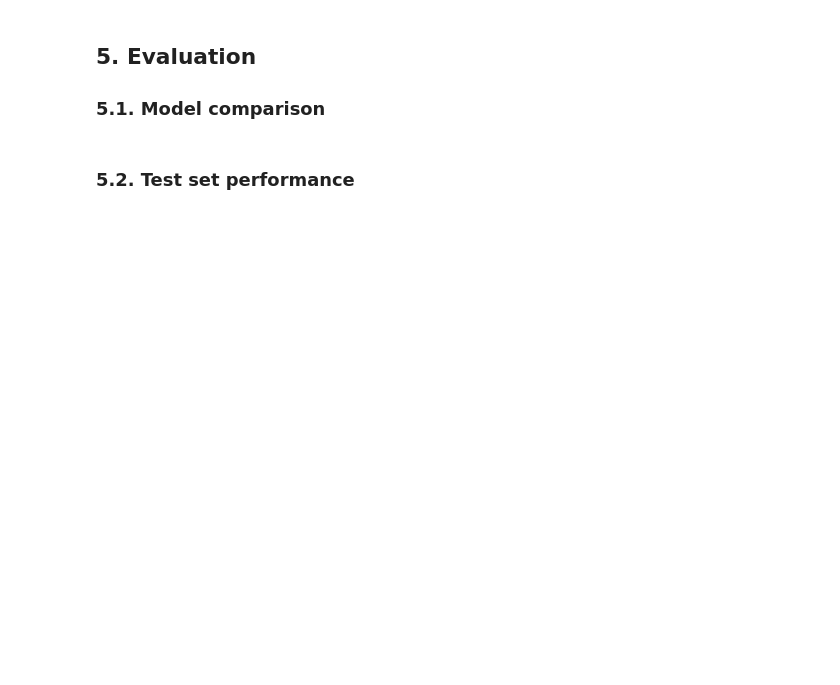
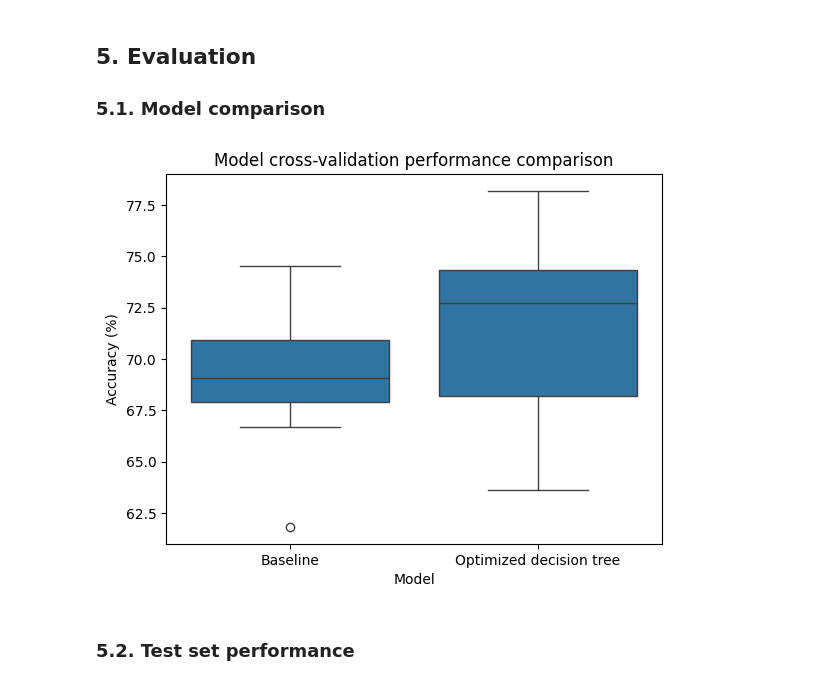
Before and after one commit to 4GeeksAcademy/Jack-Porter-Decision-Tree-Projects, a Jupyter notebook: notebooks/01.1-decision_tree_mvp.ipynb, the cells around one changed output. Drawn from its saved outputs; the diff is of its cells as text; code cells hidden in the pictures; blank space fills up the shorter version.

```diff
--- a/notebooks/01.1-decision_tree_mvp.ipynb
+++ b/notebooks/01.1-decision_tree_mvp.ipynb
@@ -309,2 +322,10 @@ Using columns: mean_test_f1 std_test_f1 rank_test_f1 | rows: 33600
+# %%
+# Compare the naive to the optimized model
+sns.boxplot(pd.DataFrame.from_dict(cross_val_scores), x='Model', y='Score')
+plt.title('Model cross-validation performance comparison')
+plt.ylabel('Accuracy (%)')
+plt.show()
+# %% [output]
+[figure, added]
 # %% [markdown]
 ### 5.2. Test set performance
```
Also changed, not shown: parts of 5 cells of this notebook, 1 other file.
